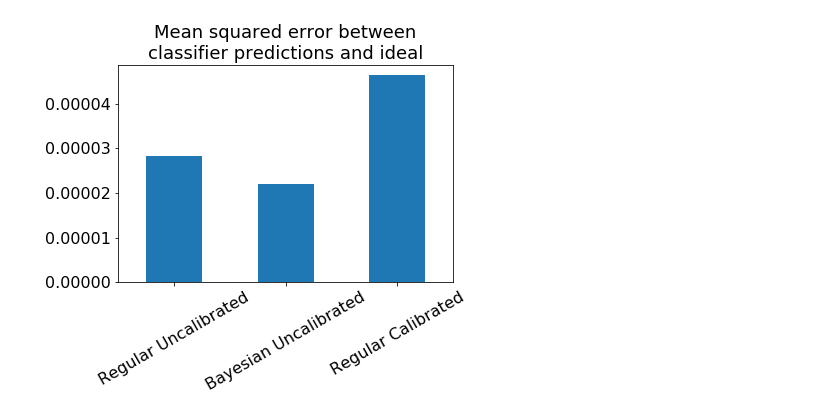
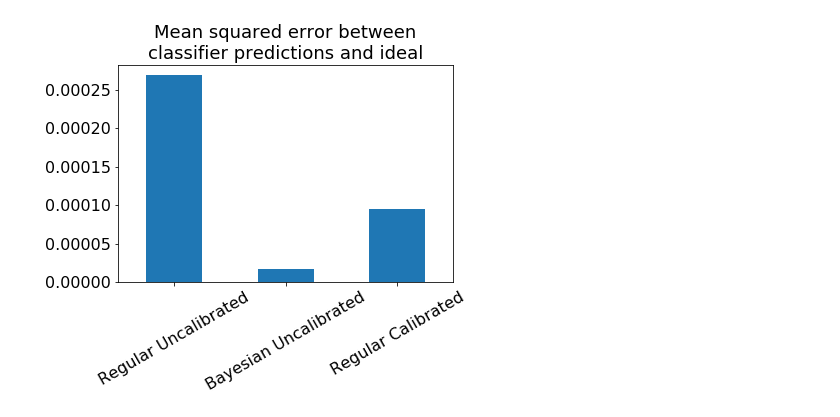
Before and after one commit to cjs220/active_learning_ratio_estimation, a Jupyter notebook: examples/mixtures.ipynb, the cells around one changed output. Drawn from its saved outputs; the diff is of its cells as text; code cells hidden in the pictures.

```diff
--- a/examples/mixtures.ipynb
+++ b/examples/mixtures.ipynb
@@ -59,6 +59,6 @@ ds.dataframe.head()
 # %%
 # hyperparams
-epochs = 10
+epochs = 20
 patience = 2
 validation_split = 0.1
 n_hidden = (10, 10)
@@ -86,8 +86,8 @@ bayesian_uncalibrated = BayesianRatioModel(parameterisation=0, n_samples=n_sampl
 cv = StratifiedShuffleSplit(n_splits=1, test_size=0.5, random_state=1)
 regular_calibrated = RegularRatioModel(parameterisation=0, n_samples=n_samples,
                                        n_hidden=n_hidden, activation='tanh',
-                                       fit_kwargs=fit_kwargs, calibration_method='histogram',
-                                       bins=15, cv=cv)
+                                       fit_kwargs=fit_kwargs, calibration_method='sigmoid',
+                                       cv=cv)
 # %%
 x = np.linspace(-5, 5, int(1e4))
 
@@ -167,12 +167,12 @@ plt.show()
 # %%
 mses = pd.Series(dtype=float)
 
 for model_name in models.keys():
     mse = np.mean((y_preds[model_name] - y_preds['Ideal'])**2)
     mses[model_name] = mse
 
-maes.plot.bar(fontsize=16, rot=30)
+mses.plot.bar(fontsize=16, rot=30)
 plt.title('Mean squared error between\nclassifier predictions and ideal', fontsize=18)
 plt.show()
 # %% [output]
-[figure, old version]
+[figure, new version]
```
Also changed, not shown: parts of 4 cells of this notebook, 3 other files.
